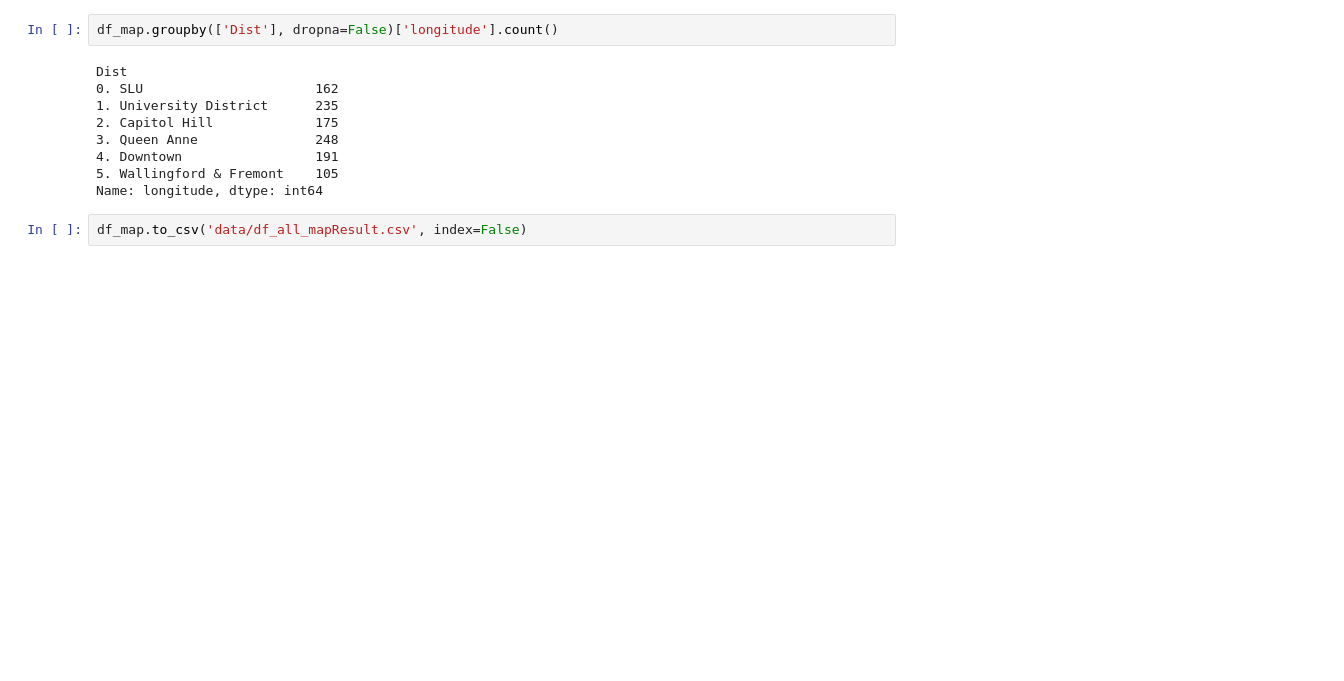
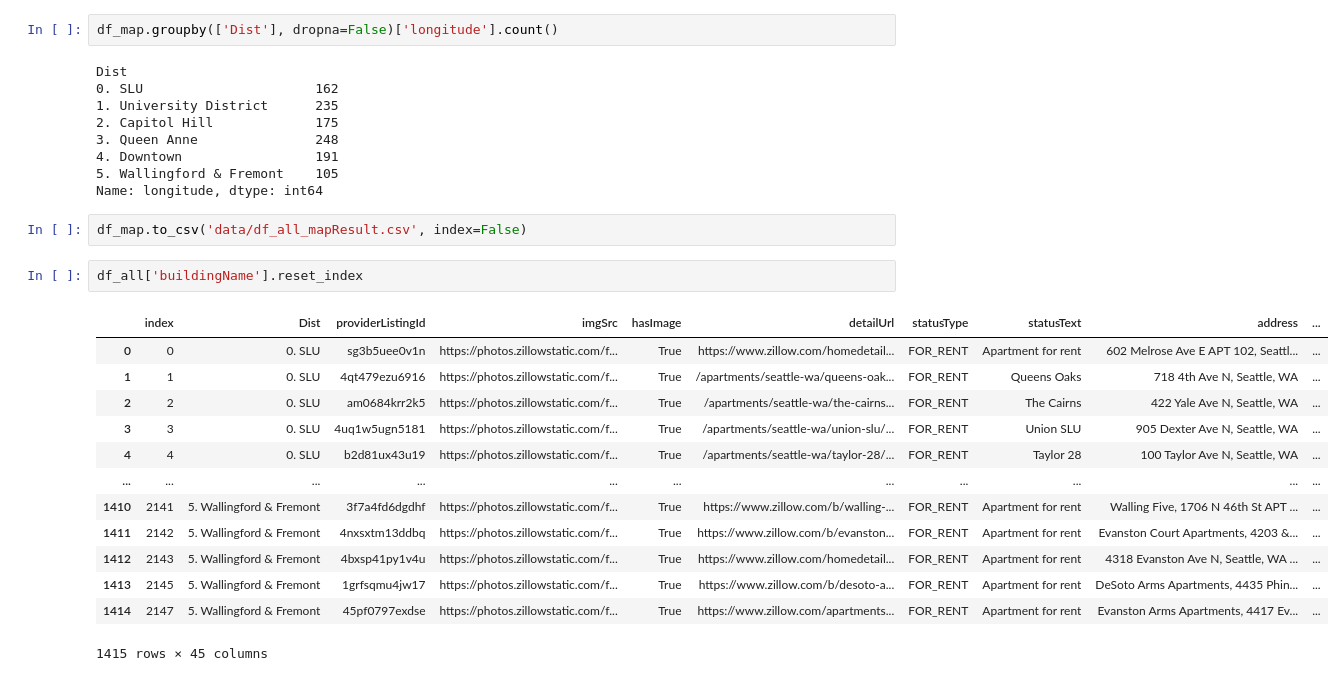
Before and after one commit to bradyhhhuang/Seattle_Rental_Hackathon, a Jupyter notebook: data_cleaning.ipynb, the cells around one changed output. Cells and saved outputs as stored; diff of their text form; blank space fills up the shorter version.

Commit message:
add building name

```diff
--- a/data_cleaning.ipynb
+++ b/data_cleaning.ipynb
@@ -183,3 +183,19 @@ Dist
 Name: longitude, dtype: int64
 # %%
 df_map.to_csv('data/df_all_mapResult.csv', index=False)
+# %%
+df_all['buildingName'].reset_index
+# %% [output]
+|  | index | Dist | providerListingId | imgSrc | hasImage | detailUrl | statusType | statusText | address | ... |
+| 0 | 0 | 0. SLU | sg3b5uee0v1n | https://photos.zillowstatic.com/f... | True | https://www.zillow.com/homedetail... | FOR_RENT | Apartment for rent | 602 Melrose Ave E APT 102, Seattl... | ... |
+| 1 | 1 | 0. SLU | 4qt479ezu6916 | https://photos.zillowstatic.com/f... | True | /apartments/seattle-wa/queens-oak... | FOR_RENT | Queens Oaks | 718 4th Ave N, Seattle, WA | ... |
+| 2 | 2 | 0. SLU | am0684krr2k5 | https://photos.zillowstatic.com/f... | True | /apartments/seattle-wa/the-cairns... | FOR_RENT | The Cairns | 422 Yale Ave N, Seattle, WA | ... |
+| 3 | 3 | 0. SLU | 4uq1w5ugn5181 | https://photos.zillowstatic.com/f... | True | /apartments/seattle-wa/union-slu/... | FOR_RENT | Union SLU | 905 Dexter Ave N, Seattle, WA | ... |
+| 4 | 4 | 0. SLU | b2d81ux43u19 | https://photos.zillowstatic.com/f... | True | /apartments/seattle-wa/taylor-28/... | FOR_RENT | Taylor 28 | 100 Taylor Ave N, Seattle, WA | ... |
+| ... | ... | ... | ... | ... | ... | ... | ... | ... | ... | ... |
+| 1410 | 2141 | 5. Wallingford & Fremont | 3f7a4fd6dgdhf | https://photos.zillowstatic.com/f... | True | https://www.zillow.com/b/walling-... | FOR_RENT | Apartment for rent | Walling Five, 1706 N 46th St APT ... | ... |
+| 1411 | 2142 | 5. Wallingford & Fremont | 4nxsxtm13ddbq | https://photos.zillowstatic.com/f... | True | https://www.zillow.com/b/evanston... | FOR_RENT | Apartment for rent | Evanston Court Apartments, 4203 &... | ... |
+| 1412 | 2143 | 5. Wallingford & Fremont | 4bxsp41py1v4u | https://photos.zillowstatic.com/f... | True | https://www.zillow.com/homedetail... | FOR_RENT | Apartment for rent | 4318 Evanston Ave N, Seattle, WA ... | ... |
+| 1413 | 2145 | 5. Wallingford & Fremont | 1grfsqmu4jw17 | https://photos.zillowstatic.com/f... | True | https://www.zillow.com/b/desoto-a... | FOR_RENT | Apartment for rent | DeSoto Arms Apartments, 4435 Phin... | ... |
+| 1414 | 2147 | 5. Wallingford & Fremont | 45pf0797exdse | https://photos.zillowstatic.com/f... | True | https://www.zillow.com/apartments... | FOR_RENT | Apartment for rent | Evanston Arms Apartments, 4417 Ev... | ... |
+1415 rows × 45 columns
```
Also changed, not shown: parts of 1 cell of this notebook, 2 other files.
